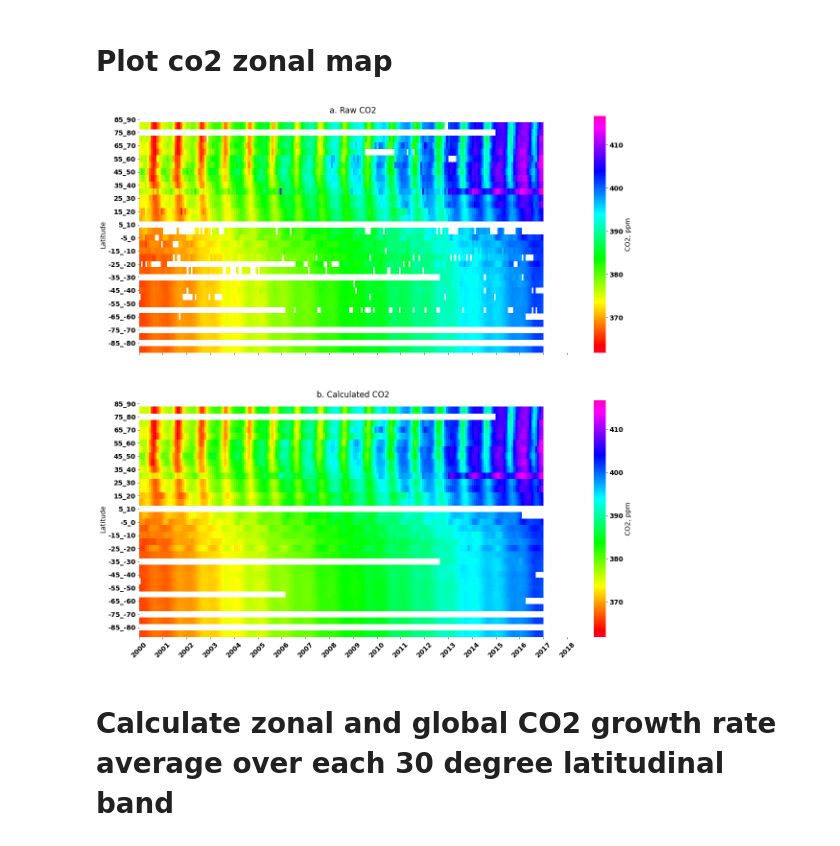
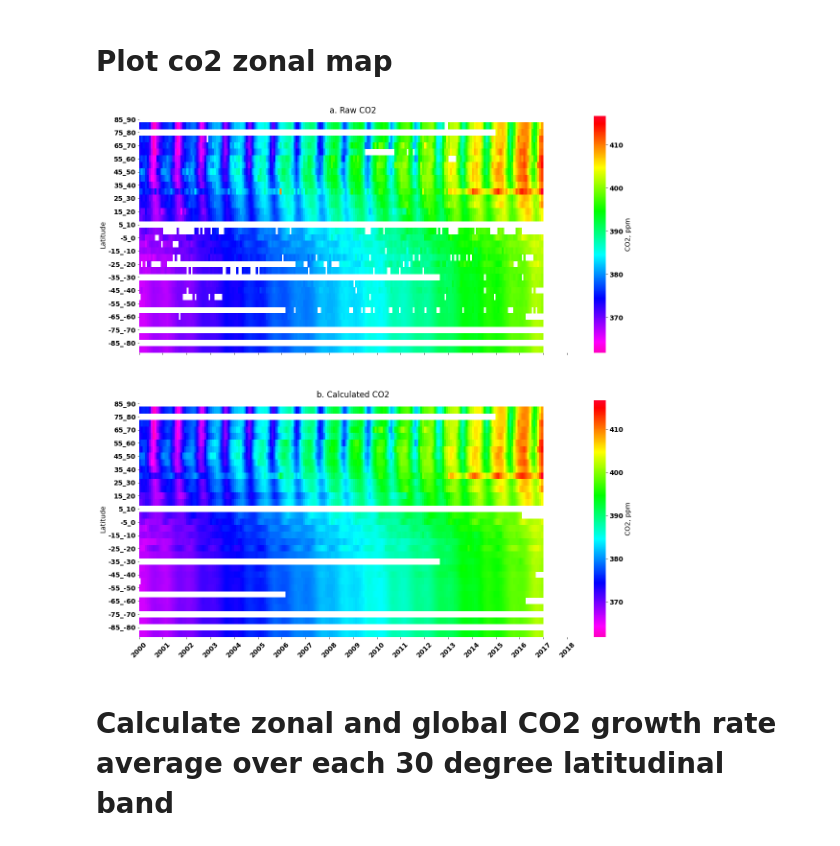
Before and after one commit to ZWsourcecode/co2, a Jupyter notebook: code/cal_zonal_global_co2_ctracker_obs.ipynb, the cells around one changed output. Saved outputs shown, nothing was run; the diff lists cells and outputs as text; code cells hidden in the pictures.

```diff
--- a/code/cal_zonal_global_co2_ctracker_obs.ipynb
+++ b/code/cal_zonal_global_co2_ctracker_obs.ipynb
@@ -261,36 +261,36 @@ cols_new = cols_new[-1:] + cols_new[:-1]
 df_zonal_raw = df_zonal_raw.loc[:,cols_new]
 df_zonal_cal = df_zonal_cal.loc[:,cols_new]
 df_zonal_raw = df_zonal_raw.iloc[::-1]
 df_zonal_cal = df_zonal_cal.iloc[::-1]
 df_zonal_raw = df_zonal_raw.set_index(["lat"])
 df_zonal_cal = df_zonal_cal.set_index(["lat"])
 
 # plot
 xticks = [i for i in range(0, df_zonal_raw.shape[1]+12, 12)]
 xticklabels = [i for i in range(2000,2019)]
 
 cmax = max(df_zonal_cal.max().max(), df_zonal_raw.max().max())
 cmin = max(df_zonal_cal.min().min(), df_zonal_raw.min().min())
 
 # sns.set(font_scale=1.4)
 
 fig,axis = plt.subplots(nrows=2,ncols=1,sharex=True,sharey=True,figsize=[20,20])
 (ax1,ax2) = axis
-sns.heatmap(df_zonal_raw, cmap=plt.get_cmap("gist_rainbow"), ax=ax1, cbar_kws={'label': 'CO2, ppm'}, vmax=cmax,vmin=cmin)
+sns.heatmap(df_zonal_raw, cmap=plt.get_cmap("gist_rainbow_r"), ax=ax1, cbar_kws={'label': 'CO2, ppm'}, vmax=cmax,vmin=cmin)
 ax1.set_ylabel("Latitude")
 ax1.set_xticks(xticks)
 ax1.set_xticklabels(xticklabels,rotation=45)
 ax1.set_title("a. Raw CO2")
 
-sns.heatmap(df_zonal_cal, cmap=plt.get_cmap("gist_rainbow"), ax=ax2, cbar_kws={'label': 'CO2, ppm'}, vmax=cmax,vmin=cmin)
+sns.heatmap(df_zonal_cal, cmap=plt.get_cmap("gist_rainbow_r"), ax=ax2, cbar_kws={'label': 'CO2, ppm'}, vmax=cmax,vmin=cmin)
 ax2.set_ylabel("Latitude")
 ax2.set_xticks(xticks)
 ax2.set_xticklabels(xticklabels,rotation=45)
 ax2.set_title("b. Calculated CO2");
 
 plt.savefig("figure5.png")
 # %% [output]
-[figure, old version]
+[figure, new version]
 # %% [markdown]
 # Calculate zonal and global CO2 growth rate average over each 30 degree latitudinal band
 # %%
```
Also changed, not shown: 3 other files.
